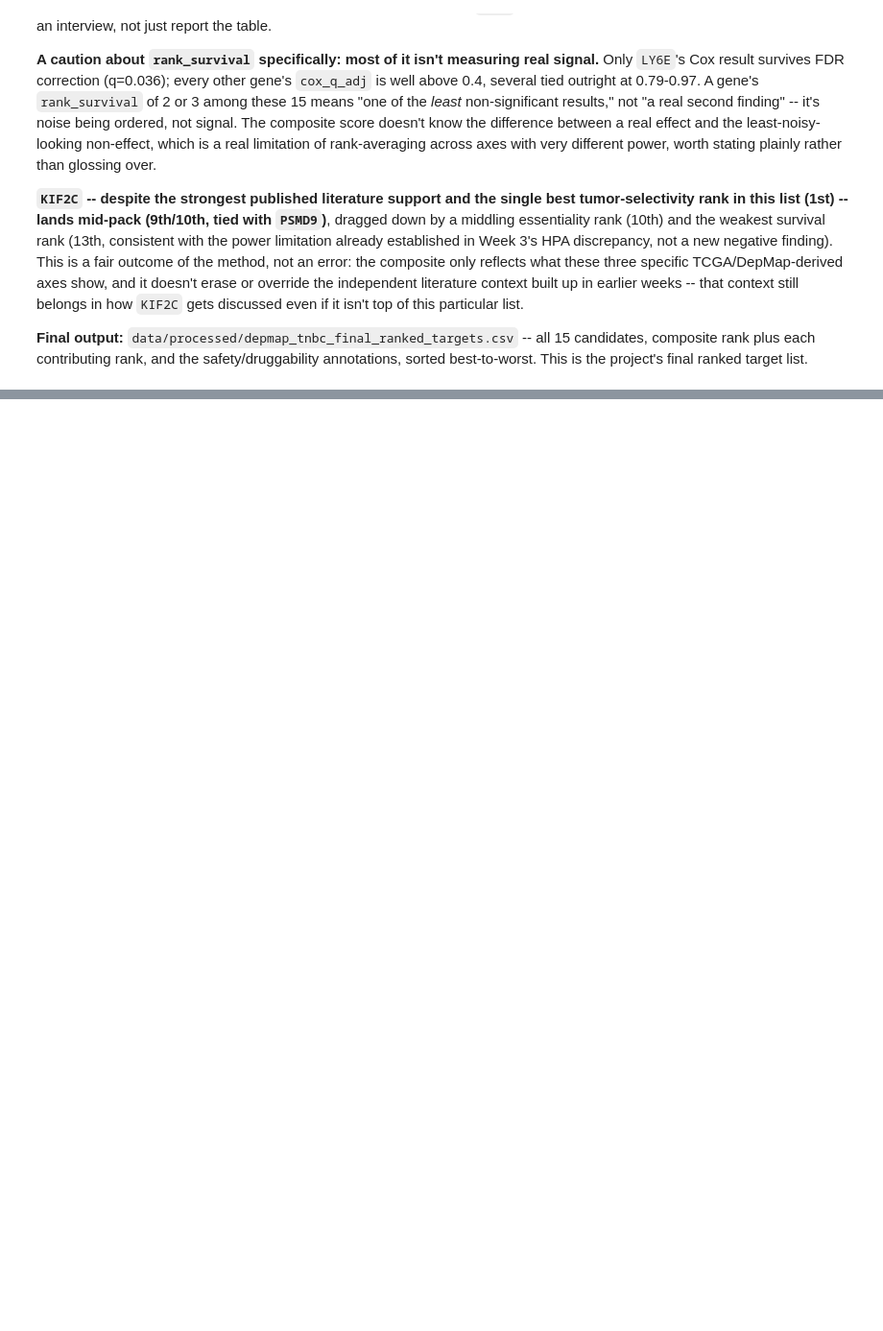
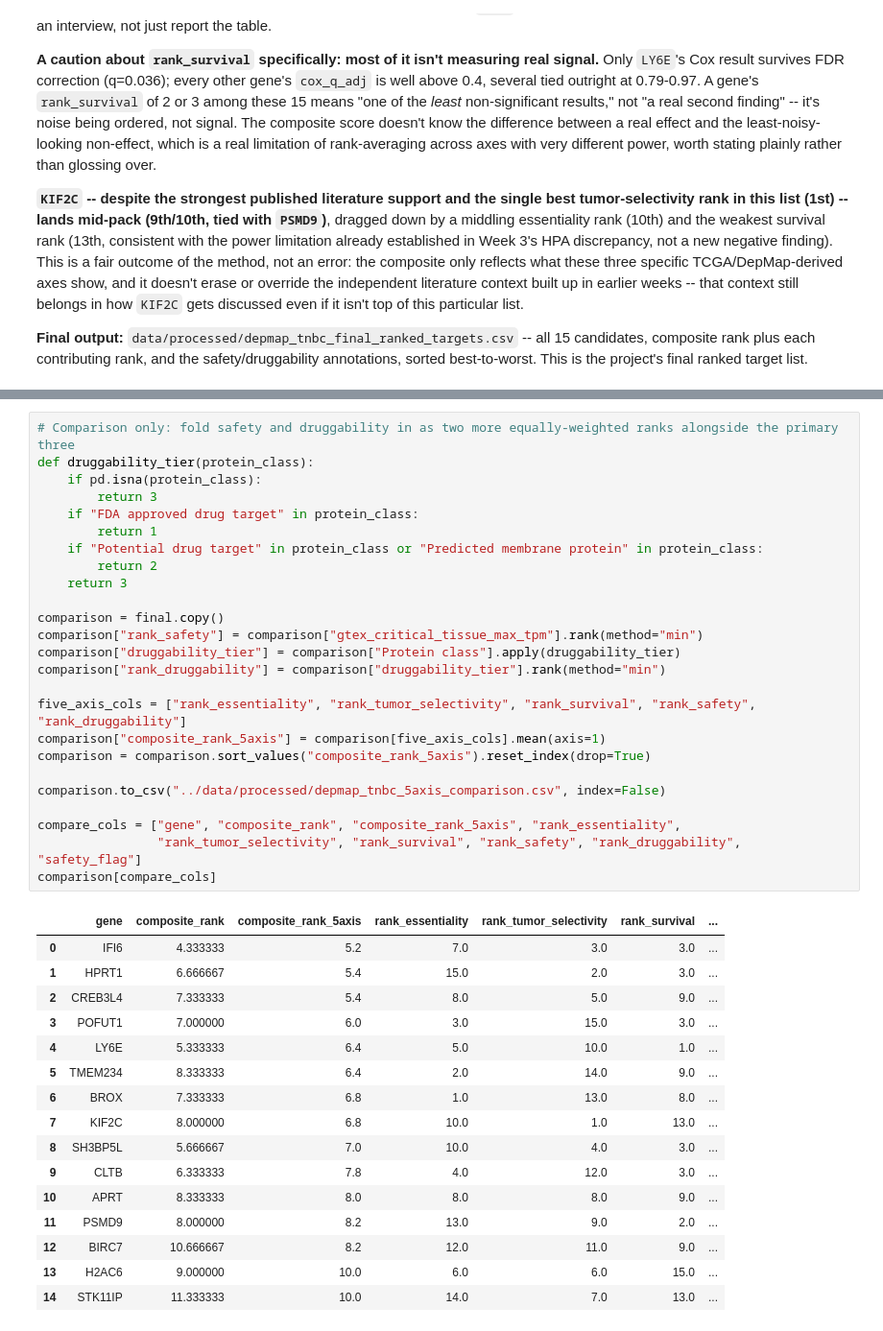
Before and after one commit to tuhinc5203/oncology-target-discovery, a Jupyter notebook: notebooks/04_survival_analysis.ipynb, the cells around one changed output, grey strips where cells are left out. Shown at 96% size. Cells and saved outputs as stored; diff of their text form; blank space fills up the shorter version.

```diff
--- a/notebooks/04_survival_analysis.ipynb
+++ b/notebooks/04_survival_analysis.ipynb
@@ -374,0 +402,42 @@ project's final ranked target list.
+# %%
+# Comparison only: fold safety and druggability in as two more equally-weighted ranks alongside the primary three
+def druggability_tier(protein_class):
+    if pd.isna(protein_class):
+        return 3
+    if "FDA approved drug target" in protein_class:
+        return 1
+    if "Potential drug target" in protein_class or "Predicted membrane protein" in protein_class:
+        return 2
+    return 3
+
+comparison = final.copy()
+comparison["rank_safety"] = comparison["gtex_critical_tissue_max_tpm"].rank(method="min")
+comparison["druggability_tier"] = comparison["Protein class"].apply(druggability_tier)
+comparison["rank_druggability"] = comparison["druggability_tier"].rank(method="min")
+
+five_axis_cols = ["rank_essentiality", "rank_tumor_selectivity", "rank_survival", "rank_safety", "rank_druggability"]
+comparison["composite_rank_5axis"] = comparison[five_axis_cols].mean(axis=1)
+comparison = comparison.sort_values("composite_rank_5axis").reset_index(drop=True)
+
+comparison.to_csv("../data/processed/depmap_tnbc_5axis_comparison.csv", index=False)
+
+compare_cols = ["gene", "composite_rank", "composite_rank_5axis", "rank_essentiality",
+                "rank_tumor_selectivity", "rank_survival", "rank_safety", "rank_druggability", "safety_flag"]
+comparison[compare_cols]
+# %% [output]
+|  | gene | composite_rank | composite_rank_5axis | rank_essentiality | rank_tumor_selectivity | rank_survival | ... |
+| 0 | IFI6 | 4.333333 | 5.2 | 7.0 | 3.0 | 3.0 | ... |
+| 1 | HPRT1 | 6.666667 | 5.4 | 15.0 | 2.0 | 3.0 | ... |
+| 2 | CREB3L4 | 7.333333 | 5.4 | 8.0 | 5.0 | 9.0 | ... |
+| 3 | POFUT1 | 7.000000 | 6.0 | 3.0 | 15.0 | 3.0 | ... |
+| 4 | LY6E | 5.333333 | 6.4 | 5.0 | 10.0 | 1.0 | ... |
+| 5 | TMEM234 | 8.333333 | 6.4 | 2.0 | 14.0 | 9.0 | ... |
+| 6 | BROX | 7.333333 | 6.8 | 1.0 | 13.0 | 8.0 | ... |
+| 7 | KIF2C | 8.000000 | 6.8 | 10.0 | 1.0 | 13.0 | ... |
+| 8 | SH3BP5L | 5.666667 | 7.0 | 10.0 | 4.0 | 3.0 | ... |
+| 9 | CLTB | 6.333333 | 7.8 | 4.0 | 12.0 | 3.0 | ... |
+| 10 | APRT | 8.333333 | 8.0 | 8.0 | 8.0 | 9.0 | ... |
+| 11 | PSMD9 | 8.000000 | 8.2 | 13.0 | 9.0 | 2.0 | ... |
+| 12 | BIRC7 | 10.666667 | 8.2 | 12.0 | 11.0 | 9.0 | ... |
+| 13 | H2AC6 | 9.000000 | 10.0 | 6.0 | 6.0 | 15.0 | ... |
+| 14 | STK11IP | 11.333333 | 10.0 | 14.0 | 7.0 | 13.0 | ... |
```
Also changed, not shown: parts of 2 cells of this notebook, 3 other files.
